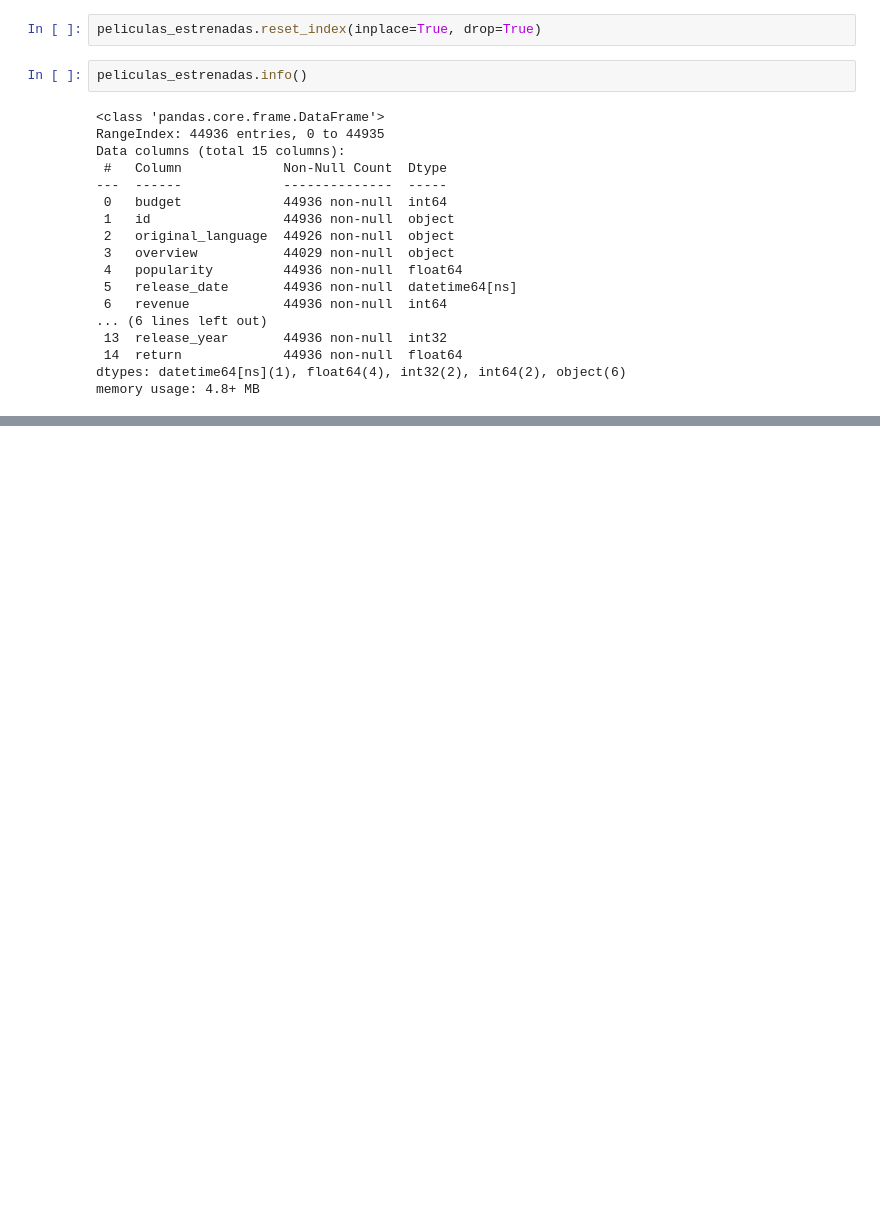
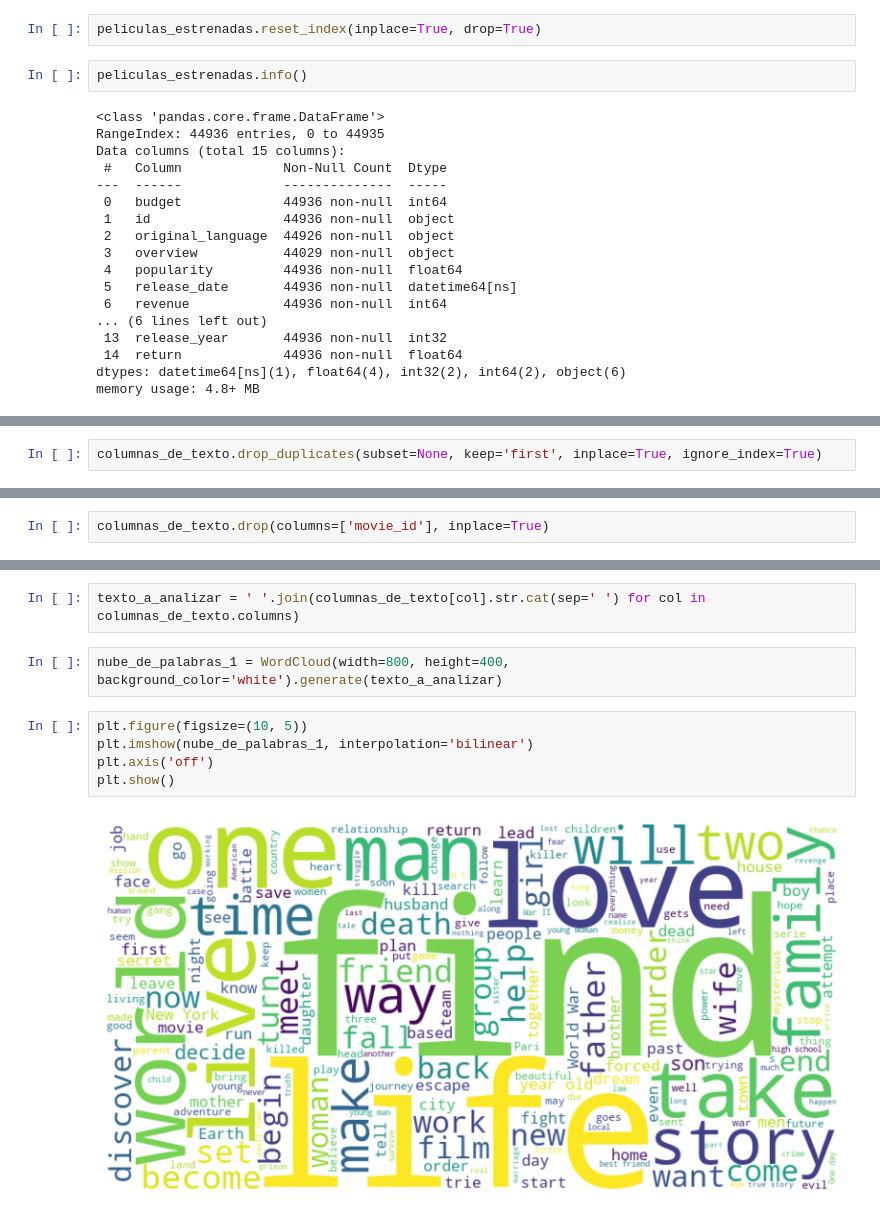
Before and after one commit to FranciscoHugoLezik/Proyecto_Peliculas, a Jupyter notebook: reports/EDA_movies.ipynb, the cells around one changed output, grey strips where cells are left out. Cells and saved outputs as stored; diff of their text form; blank space fills up the shorter version.

```diff
--- a/reports/EDA_movies.ipynb
+++ b/reports/EDA_movies.ipynb
@@ -124,0 +408,2 @@ memory usage: 2.2 MB
+# %%
+columnas_de_texto.drop_duplicates(subset=None, keep='first', inplace=True, ignore_index=True)
@@ -124,0 +424,2 @@ memory usage: 2.2 MB
+# %%
+columnas_de_texto.drop(columns=['movie_id'], inplace=True)
@@ -124,0 +439,11 @@ memory usage: 2.2 MB
+# %%
+texto_a_analizar = ' '.join(columnas_de_texto[col].str.cat(sep=' ') for col in columnas_de_texto.columns)
+# %%
+nube_de_palabras_1 = WordCloud(width=800, height=400, background_color='white').generate(texto_a_analizar)
+# %%
+plt.figure(figsize=(10, 5))
+plt.imshow(nube_de_palabras_1, interpolation='bilinear')
+plt.axis('off')
+plt.show()
+# %% [output]
+[figure, added]
```
Also changed, not shown: parts of 36 cells of this notebook.
